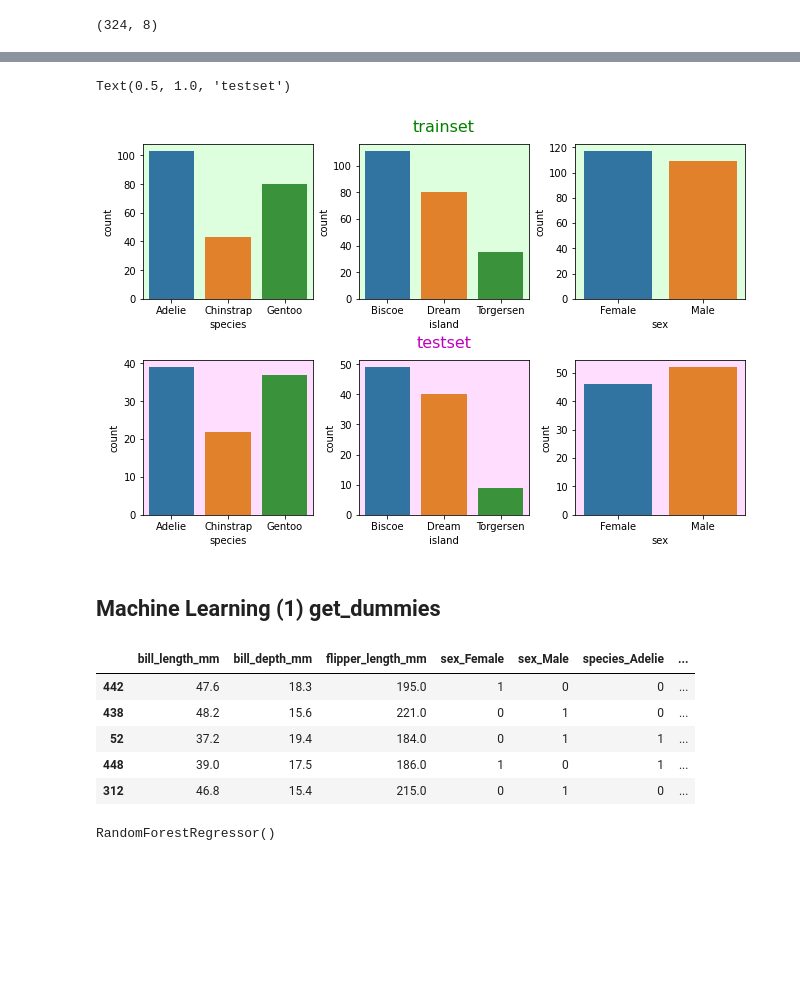
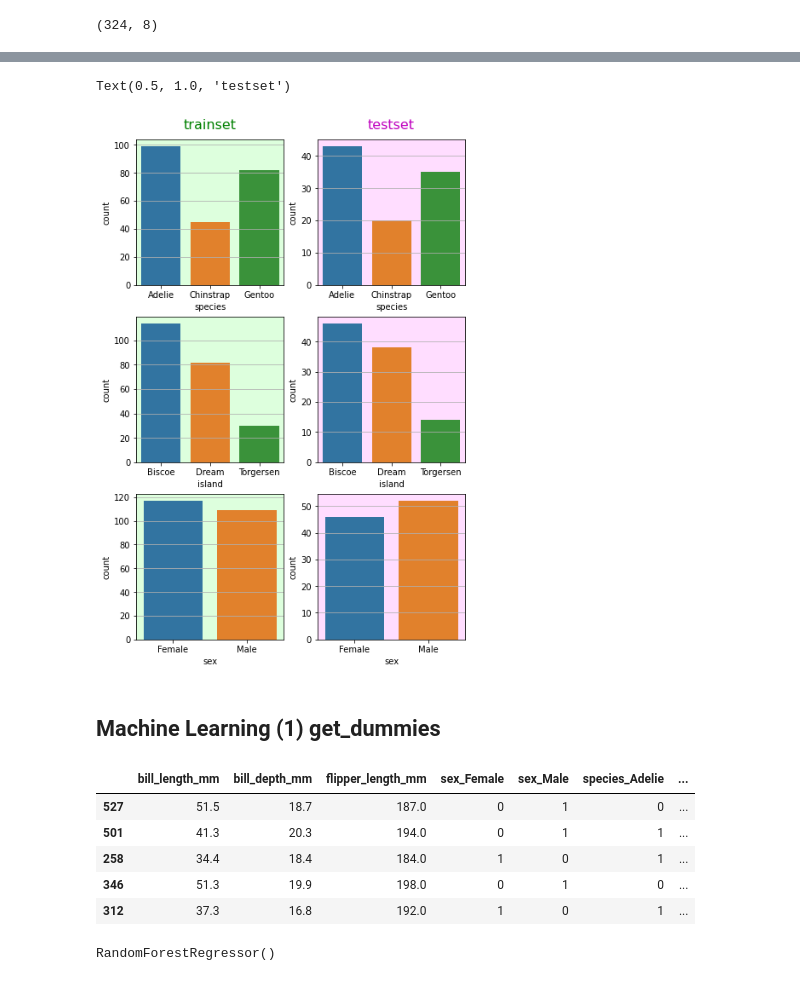
Before and after one commit to jehyunlee/2021_KSES_ML, a Jupyter notebook: 210514_handson.ipynb, the cells around one changed output, grey strips where cells are left out. Drawn from its saved outputs; the diff is of its cells as text; code cells hidden in the pictures; blank space fills up the shorter version.

```diff
--- a/210514_handson.ipynb
+++ b/210514_handson.ipynb
@@ -39,6 +39,6 @@ request.urlretrieve(url, savename)
 # %%
 # 실습용 파일 열기
 
-df = pd.read_pickle("data.pkl")
+df = pd.read_csv("data.csv")
 df.head()
 # %% [output]
@@ -51,4 +50,0 @@ df.head()
-# %%
-df = df.drop(columns=["index"])
-df.to_pickle("penguins_kses.pkl")
-df.to_csv("penguins_kses.csv", index=False)
@@ -532,22 +510,24 @@ y = df["body_mass_g"]
 # %%
 X_train, X_test, y_train, y_test = train_test_split(X, y, test_size=0.3)
 # %%
-fig, axes = plt.subplots(ncols=3, nrows=2,
-                         figsize=(9,6), constrained_layout=True)
+fig, axes = plt.subplots(ncols=2, nrows=3,
+                         figsize=(6,9), constrained_layout=True)
 
 cols = ["species", "island", "sex"]
 
-for ax, col in zip(axes[0], cols):
+for ax, col in zip(axes[:, 0], cols):
     order = np.sort(X[col].unique())
     sns.countplot(x=X_train[col], order=order, ax=ax)
     ax.set_facecolor("#DDFFDD")
+    ax.grid(axis="y")
 
-for ax, col in zip(axes[1], cols):
+for ax, col in zip(axes[:, 1], cols):
     order = np.sort(X[col].unique())
     sns.countplot(x=X_test[col], order=order, ax=ax)
     ax.set_facecolor("#FFDDFF")
+    ax.grid(axis="y")
 
-axes[0, 1].set_title("trainset", fontsize=16, color="g", pad=12)
-axes[1, 1].set_title("testset", fontsize=16, color="m", pad=12)
+axes[0, 0].set_title("trainset", fontsize=16, color="g", pad=12)
+axes[0, 1].set_title("testset", fontsize=16, color="m", pad=12)
 # %% [output]
 Text(0.5, 1.0, 'testset')
@@ -561,26 +537,28 @@ array(['Biscoe', 'Dream', 'Torgersen'], dtype=object)
 
 X_train, X_test, y_train, y_test = train_test_split(X, y, test_size=0.3, stratify=X["species"])
 # %%
-fig, axes = plt.subplots(ncols=3, nrows=2,
-                         figsize=(9,6), constrained_layout=True)
+fig, axes = plt.subplots(ncols=2, nrows=3,
+                         figsize=(6,9), constrained_layout=True)
 
 cols = ["species", "island", "sex"]
 
-for ax, col in zip(axes[0], cols):
+for ax, col in zip(axes[:, 0], cols):
     order = np.sort(X[col].unique())
     sns.countplot(x=X_train[col], order=order, ax=ax)
     ax.set_facecolor("#DDFFDD")
+    ax.grid(axis="y")
 
-for ax, col in zip(axes[1], cols):
+for ax, col in zip(axes[:, 1], cols):
     order = np.sort(X[col].unique())
     sns.countplot(x=X_test[col], order=order, ax=ax)
     ax.set_facecolor("#FFDDFF")
+    ax.grid(axis="y")
 
-axes[0, 1].set_title("trainset", fontsize=16, color="g", pad=12)
-axes[1, 1].set_title("testset", fontsize=16, color="m", pad=12)
+axes[0, 0].set_title("trainset", fontsize=16, color="g", pad=12)
+axes[0, 1].set_title("testset", fontsize=16, color="m", pad=12)
 # %% [output]
 Text(0.5, 1.0, 'testset')
-[figure, old version]
+[figure, new version]
 # %% [markdown]
 ## Machine Learning (1) get_dummies
 # %%
@@ -588,11 +566,11 @@ X_train_1 = pd.get_dummies(X_train)
 X_train_1.head()
 # %% [output]
 |  | bill_length_mm | bill_depth_mm | flipper_length_mm | sex_Female | sex_Male | species_Adelie | ... |
-| 442 | 47.6 | 18.3 | 195.0 | 1 | 0 | 0 | ... |
-| 438 | 48.2 | 15.6 | 221.0 | 0 | 1 | 0 | ... |
-| 52 | 37.2 | 19.4 | 184.0 | 0 | 1 | 1 | ... |
-| 448 | 39.0 | 17.5 | 186.0 | 1 | 0 | 1 | ... |
-| 312 | 46.8 | 15.4 | 215.0 | 0 | 1 | 0 | ... |
+| 527 | 51.5 | 18.7 | 187.0 | 0 | 1 | 0 | ... |
+| 501 | 41.3 | 20.3 | 194.0 | 0 | 1 | 1 | ... |
+| 258 | 34.4 | 18.4 | 184.0 | 1 | 0 | 1 | ... |
+| 346 | 51.3 | 19.9 | 198.0 | 0 | 1 | 0 | ... |
+| 312 | 37.3 | 16.8 | 192.0 | 1 | 0 | 1 | ... |
 # %%
 rf = RandomForestRegressor()
 rf.fit(X_train_1, y_train)
```
Also changed, not shown: parts of 41 cells of this notebook, 4 other files.
